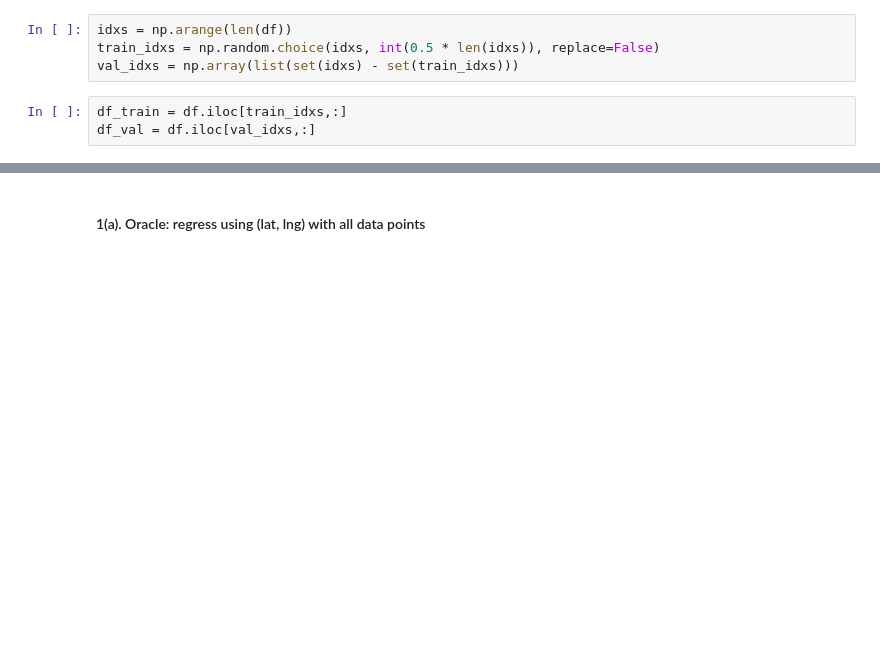
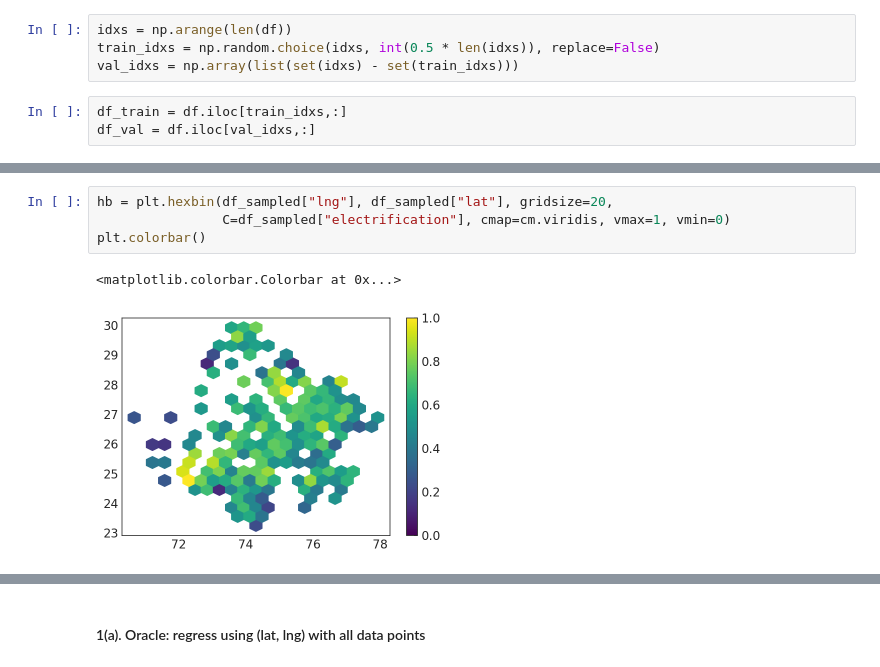
Before and after one commit to chrisyeh96/india-poverty, a Jupyter notebook: sampling/adaptive-sampling.ipynb, the cells around one changed output, grey strips where cells are left out. Cells and saved outputs as stored; diff of their text form; blank space fills up the shorter version.

```diff
--- a/sampling/adaptive-sampling.ipynb
+++ b/sampling/adaptive-sampling.ipynb
@@ -136,0 +254,7 @@ Text(0,0.5,'Latitude')
+# %%
+hb = plt.hexbin(df_sampled["lng"], df_sampled["lat"], gridsize=20,
+                C=df_sampled["electrification"], cmap=cm.viridis, vmax=1, vmin=0)
+plt.colorbar()
+# %% [output]
+<matplotlib.colorbar.Colorbar at 0x...>
+[figure, added]
```
Also changed, not shown: parts of 51 cells of this notebook, 4 other files.
